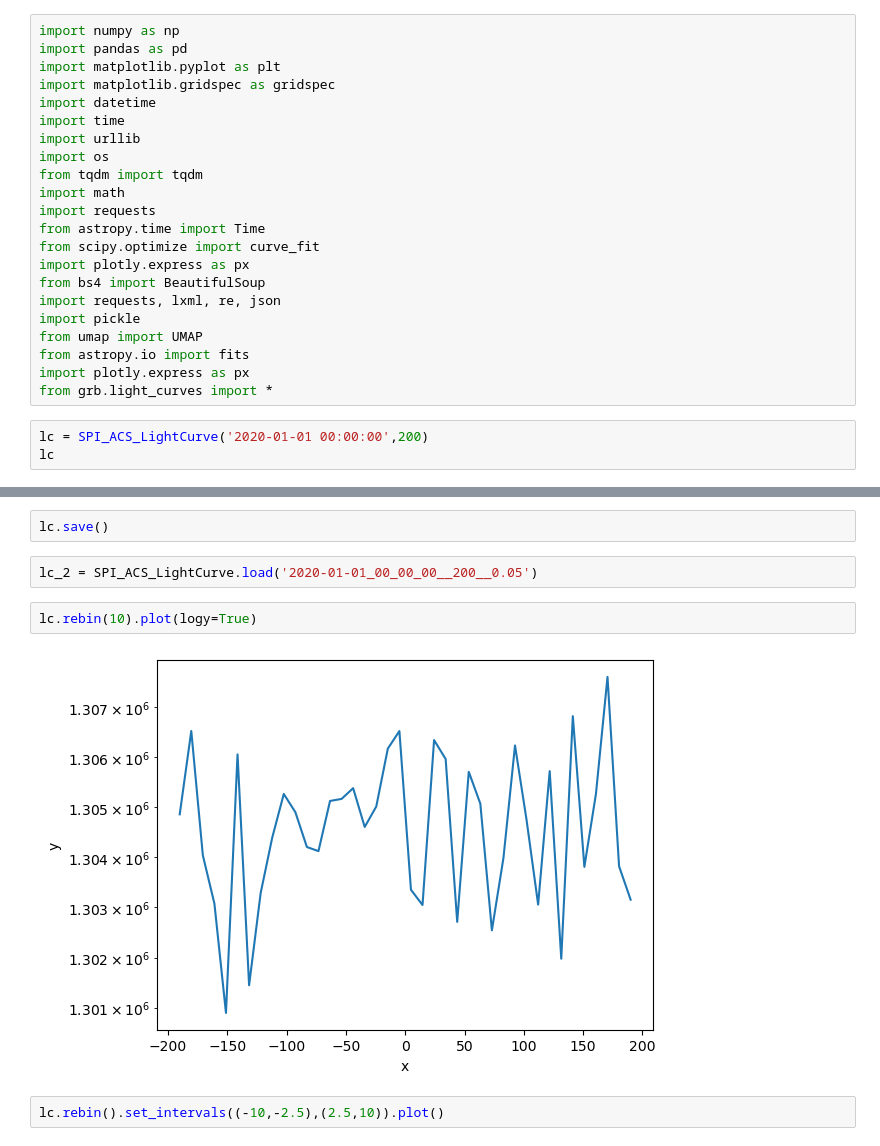
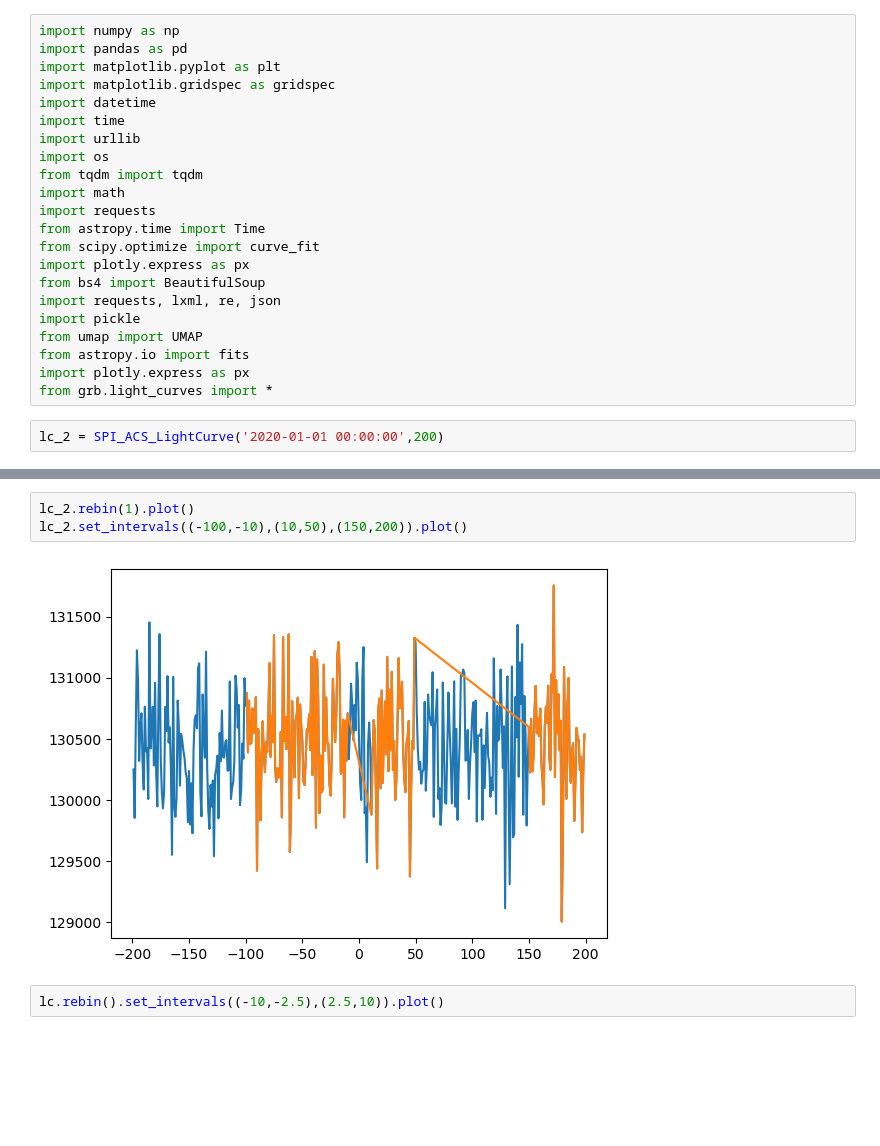
Before and after one commit to Jorezz/GRB_blind_search, a Jupyter notebook: GRB_notebook.ipynb, the cells around one changed output, grey strips where cells are left out. Cells and saved outputs as stored; diff of their text form; blank space fills up the shorter version.

```diff
--- a/GRB_notebook.ipynb
+++ b/GRB_notebook.ipynb
@@ -21,5 +21,4 @@ from astropy.io import fits
 import plotly.express as px
 from grb.light_curves import *
 # %%
-lc = SPI_ACS_LightCurve('2020-01-01 00:00:00',200)
-lc
+lc_2 = SPI_ACS_LightCurve('2020-01-01 00:00:00',200)
@@ -28,11 +25,8 @@ SPI_ACS_LightCurve(event_time=2020-01-01 00:00:00, duration=200, original resolu
-# %%
-lc.save()
-# %%
-lc_2 = SPI_ACS_LightCurve.load('2020-01-01_00_00_00__200__0.05')
-# %%
-lc.rebin(10).plot(logy=True)
-# %% [output]
-[figure, removed]
+# %%
+lc_2.rebin(1).plot()
+lc_2.set_intervals((-100,-10),(10,50),(150,200)).plot()
+# %% [output]
+[figure, added]
 # %%
 lc.rebin().set_intervals((-10,-2.5),(2.5,10)).plot()
 # %% [output]
```
Also changed, not shown: parts of 1 cell of this notebook, 1 other file.
